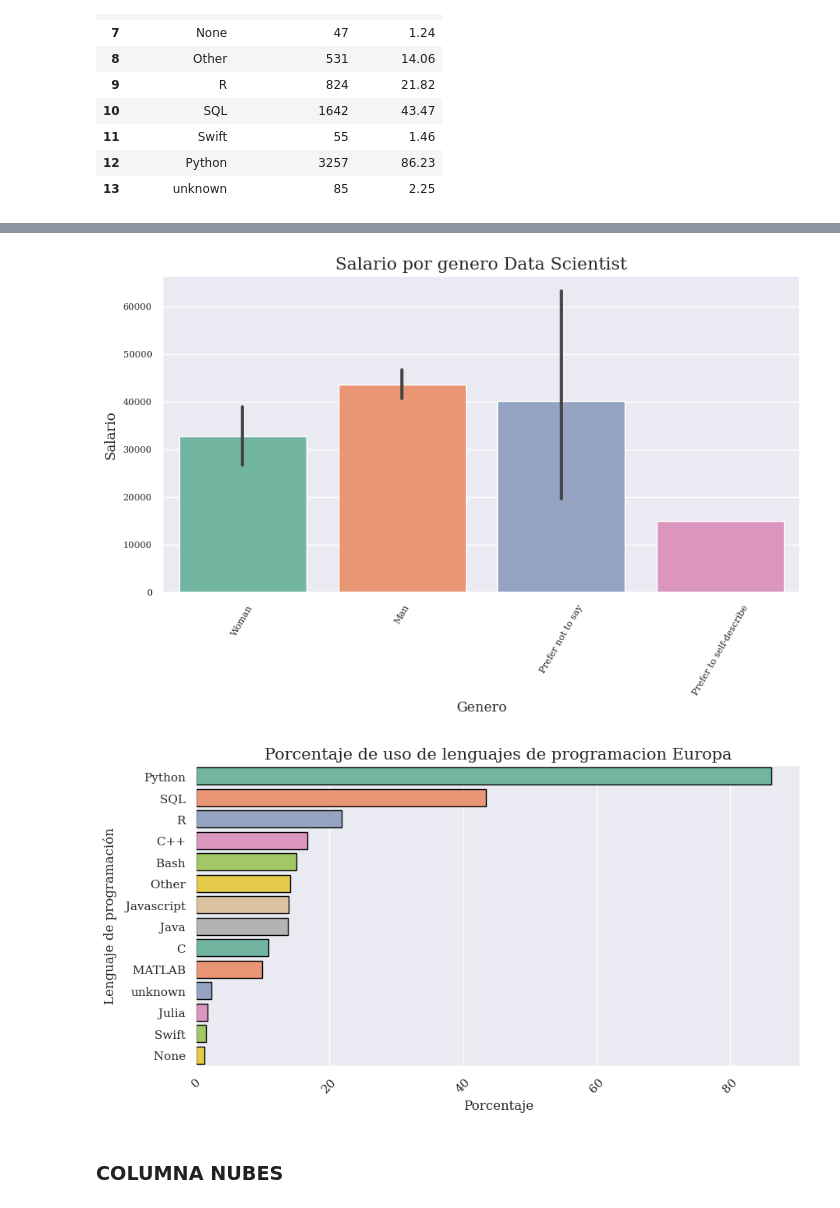
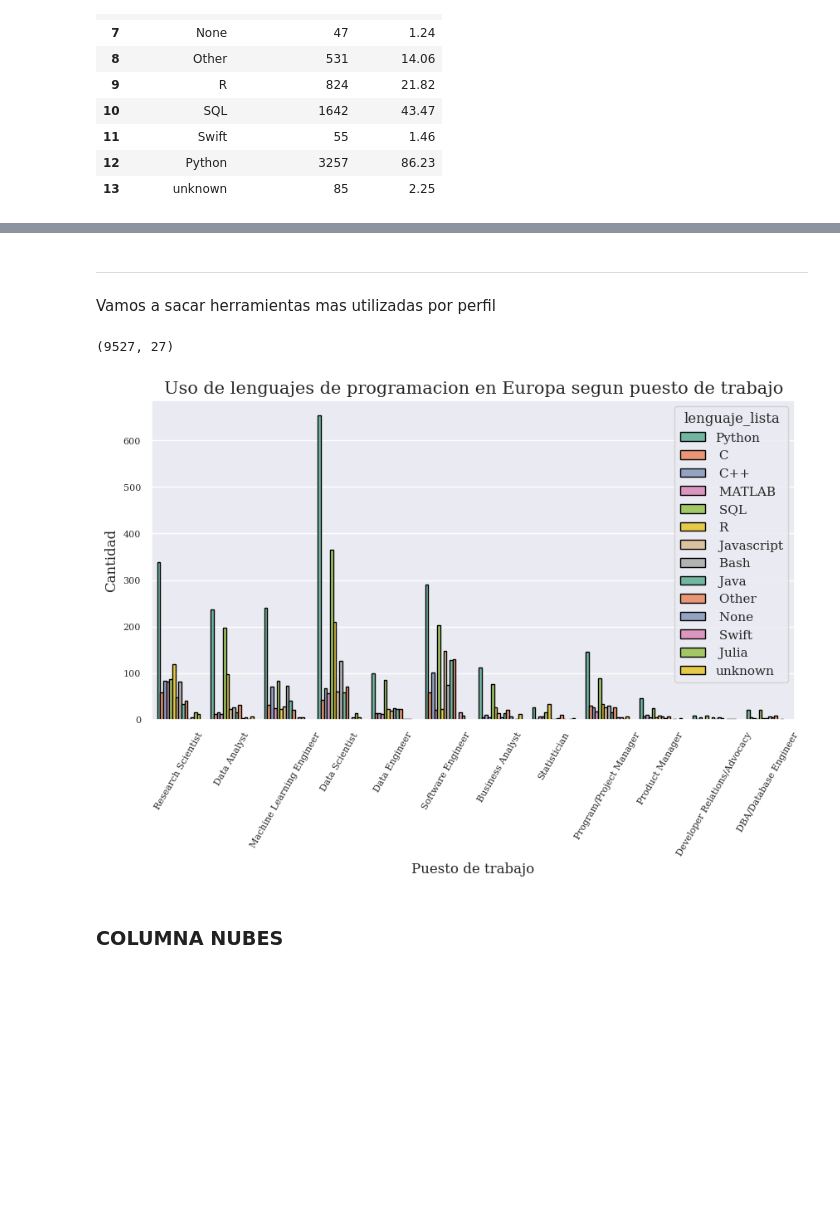
Before and after one commit to Adalab/project-DA-promo-c-modulo-2-team-5, a Jupyter notebook: Sprint3/sprint3_proyecto_modulo2.ipynb, the cells around one changed output, grey strips where cells are left out. Cells and saved outputs as stored; diff of their text form; code cells hidden in the pictures; blank space fills up the shorter version.

Commit message:
armado carpeta de graficas

```diff
--- a/Sprint3/sprint3_proyecto_modulo2.ipynb
+++ b/Sprint3/sprint3_proyecto_modulo2.ipynb
@@ -811,50 +832,37 @@ df_group_lenguajes
+# %% [markdown]
+---
+# %% [markdown]
+Vamos a sacar herramientas mas utilizadas por perfil
+# %%
+df_explode_lenguaje.shape
+# %% [output]
+(9527, 27)
+# %%
+df_explode_leng= df_explode_lenguaje[ ~df_explode_lenguaje['puesto'].isin(['Student','Other', 'Currently not employed'])]
 # %%
-plt.figure( )
-
-fig = sns.barplot(x='gender',y='salario_max_imputer',  palette = "Set2",data= df_europa_salarios_data2)
+plt.figure()
 
 
+#ordenado =df_explode_leng.sort_values("porcentaje", ascending=False)
+fig = sns.countplot( x= 'puesto', hue='lenguaje_lista', data = df_explode_leng, edgecolor = 'black', palette='Set2')
 
 sns.set_style("whitegrid")
 sns.set(font = "serif")
 
-plt.title(label='Salario por genero Data Scientist',font = "serif", fontsize= 15, position=(0.5,6))
+plt.title('Uso de lenguajes de programacion en Europa segun puesto de trabajo',fontsize= 15, position=(0.5,6))
+plt.xticks(rotation = 60)
 
-
-plt.xlabel("Genero", fontsize = 10, font = "serif")
-plt.ylabel("Salario", fontsize = 10, font = "serif")
+plt.xlabel("Puesto de trabajo", fontsize = 10, font = "serif")
+plt.ylabel("Cantidad", fontsize = 10, font = "serif")
 
 plt.xticks(fontsize = 8)
 plt.yticks(fontsize = 8)
 
-plt.xticks(rotation = 60)
+plt.savefig('graficas/uso_lenguajes_europa_puesto.png',bbox_inches='tight')
 
-
-plt.savefig('salario_genero_europa_datascientist.jpeg',bbox_inches='tight')
-plt.show()
+plt.show();
 # %% [output]
-[figure, old version]
+[figure, new version]
-# %%
-plt.figure()
-
-
-ordenado =df_group_lenguajes.sort_values("porcentaje", ascending=False)
-fig = sns.barplot(x = 'porcentaje', y= 'lenguaje_lista', data = ordenado, edgecolor = 'black', palette='Set2')
-
-sns.set_style("whitegrid")
-sns.set(font = "serif")
-
-plt.title('Porcentaje de uso de lenguajes de programacion Europa',fontsize= 15, position=(0.5,6))
-plt.xticks(rotation = 45)
-
-plt.xlabel("Porcentaje", fontsize = 10, font = "serif")
-plt.ylabel("Lenguaje de programación", fontsize = 10, font = "serif")
-
-plt.savefig('uso_lenguajes_europa.jpeg',bbox_inches='tight')
-
-plt.show();
-# %% [output]
-[figure, removed]
 # %% [markdown]
 ### COLUMNA NUBES
 # %%
```
Also changed, not shown: parts of 35 cells of this notebook, 25 other files.
